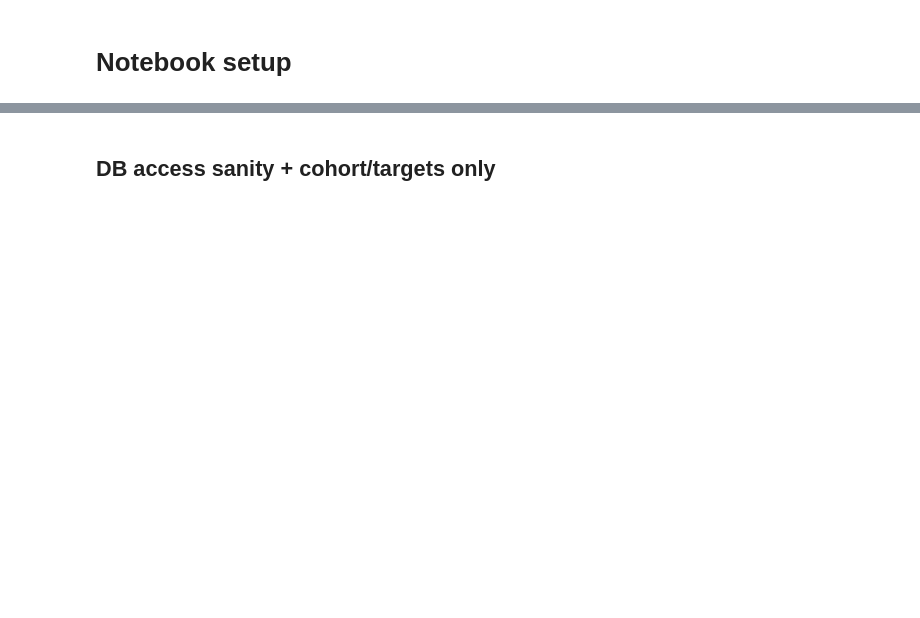
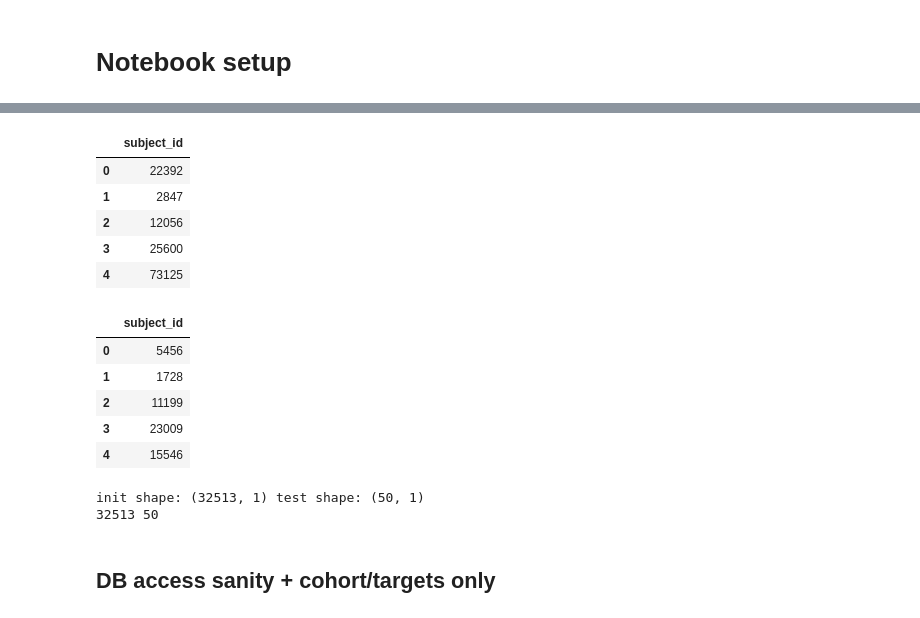
Before and after one commit to alonbebchuk/mlhc_project, a Jupyter notebook: src/test_criteria.ipynb, the cells around one changed output, grey strips where cells are left out. Cells and saved outputs as stored; diff of their text form; code cells hidden in the pictures; blank space fills up the shorter version.

```diff
--- a/src/test_criteria.ipynb
+++ b/src/test_criteria.ipynb
@@ -18,41 +21,50 @@ print("CWD after:", Path.cwd())
 # %%
 import pandas as pd
 import pickle
 from pathlib import Path
 from typing import List, Tuple
 import numpy as np
 
 # from data_processing.integrated_data_preprocessor import IntegratedICUPreprocessor
 # from cohort_data import get_cohort_hadm_ids_and_targets
 # from logging_utils import logger
 # from data_processing.data_setupd import create_data_directory
 
 # Input CSV file paths
 INITIAL_COHORT_CSV = "../csvs/initial_cohort.csv"    # Training/validation patient IDs
 TEST_EXAMPLE_CSV = "../csvs/test_example.csv"        # Test set patient IDs
 
 # Output directory for processed data
 DATA_DIR = "data"
 
 df_init = pd.read_csv(INITIAL_COHORT_CSV)
 df_test = pd.read_csv(TEST_EXAMPLE_CSV)
 display(df_init.head()); display(df_test.head())
 print("init shape:", df_init.shape, "test shape:", df_test.shape)
 
 # For faster debug runs, sample a small subset (e.g., 100 patients)
-INIT_SAMPLE_N = 100
+INIT_SAMPLE_N = 200
 TEST_SAMPLE_N = 50
 
-init_ids = df_init["subject_id"].astype(int).sample(min(INIT_SAMPLE_N, len(df_init)), random_state=42).tolist()
+# init_ids = df_init["subject_id"].astype(int).sample(min(INIT_SAMPLE_N, len(df_init)), random_state=42).tolist()
+init_ids = df_init["subject_id"].astype(int).tolist()
 test_ids = df_test["subject_id"].astype(int).sample(min(TEST_SAMPLE_N, len(df_test)), random_state=42).tolist()
 
 print(len(init_ids), len(test_ids))
-
-
-# Output file names for saved artifacts
-PREPROCESSOR_FILE = "integrated_preprocessor.pkl"  # Fitted preprocessing pipeline
-TRAIN_DATA_FILE = "train_data.pkl"                 # Training dataset
-VAL_DATA_FILE = "val_data.pkl"                     # Validation dataset
-TEST_DATA_FILE = "test_data.pkl"                   # Test dataset
+# %% [output]
+|  | subject_id |
+| 0 | 22392 |
+| 1 | 2847 |
+| 2 | 12056 |
+| 3 | 25600 |
+| 4 | 73125 |
+|  | subject_id |
+| 0 | 5456 |
+| 1 | 1728 |
+| 2 | 11199 |
+| 3 | 23009 |
+| 4 | 15546 |
+init shape: (32513, 1) test shape: (50, 1)
+32513 50
 # %% [markdown]
 ## DB access sanity + cohort/targets only
```
Also changed, not shown: parts of 10 cells of this notebook.
